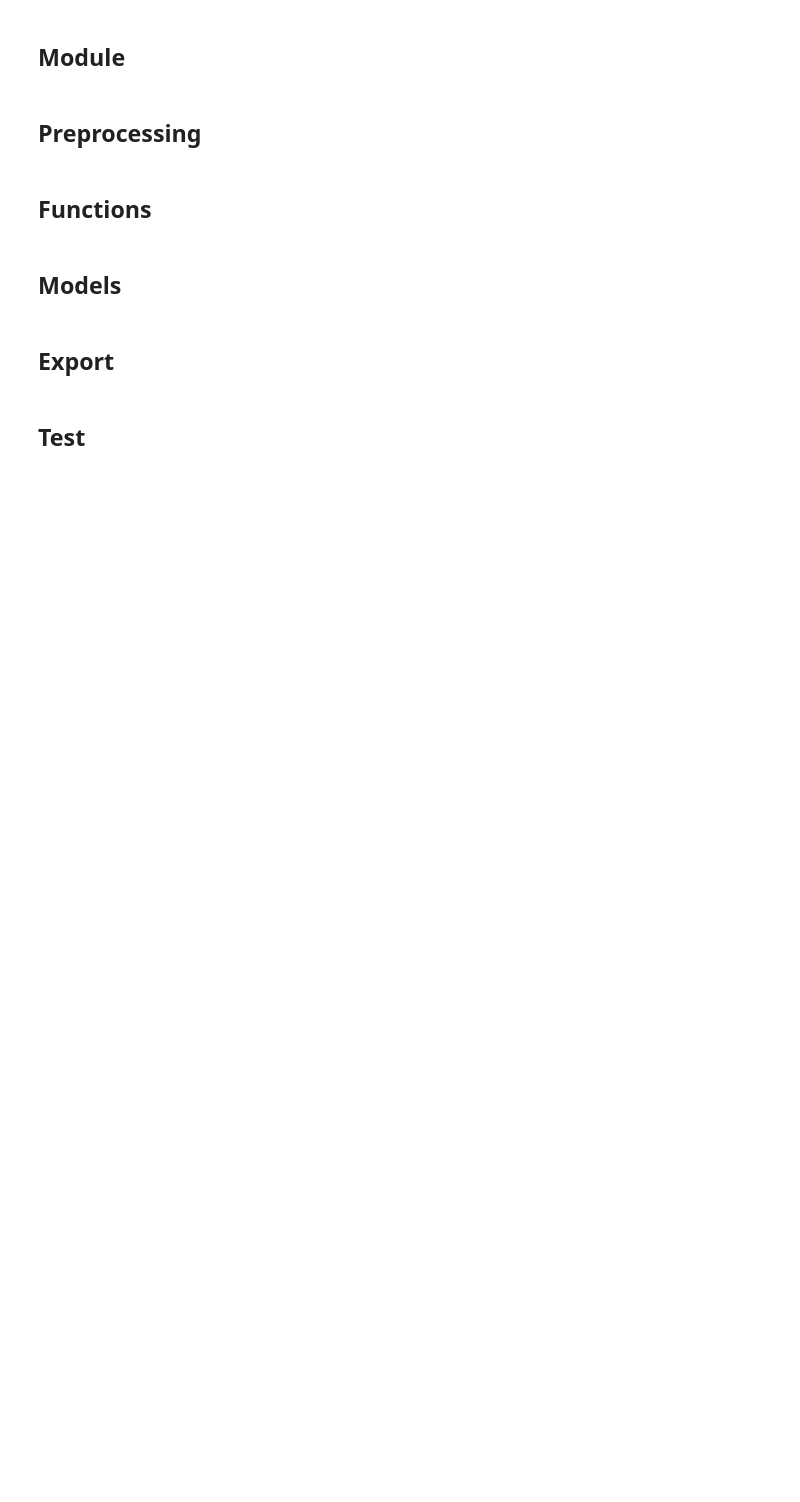
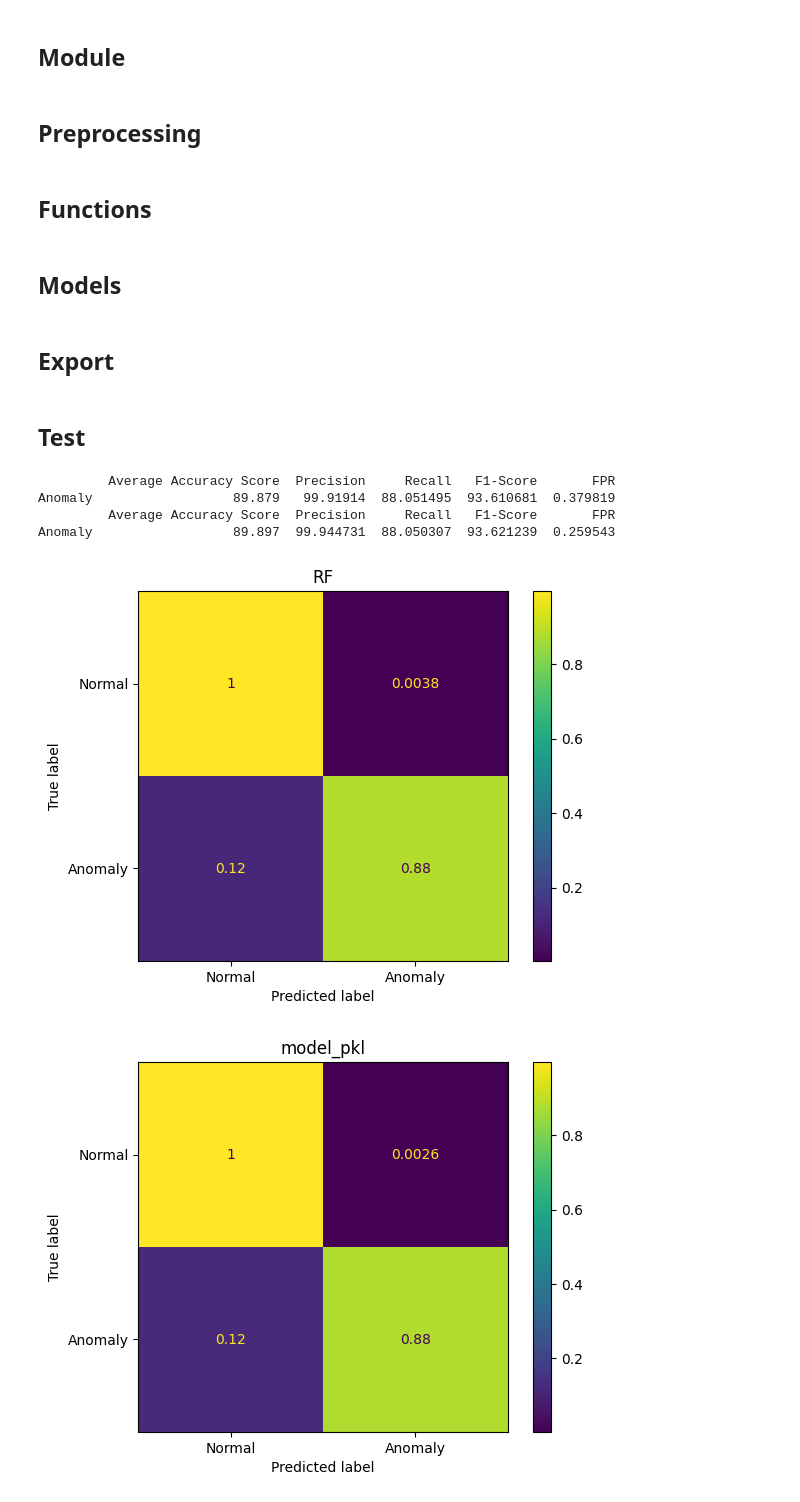
Before and after one commit to Harish-Projects/Bachelorarbeit, a Jupyter notebook: Source/Model_Export.ipynb, the cells around one changed output. Saved outputs shown, nothing was run; the diff lists cells and outputs as text; code cells hidden in the pictures; blank space fills up the shorter version.

```diff
--- a/Source/Model_Export.ipynb
+++ b/Source/Model_Export.ipynb
@@ -46,6 +46,8 @@ def preprocess_edge_dataset(file_path):
     categorical_features = ['http.request.method', 'http.referer', 'http.request.version', 'dns.qry.name.len', 'mqtt.conack.flags']
     for feature in categorical_features:
         Raw_Data[feature] = Raw_Data[feature].replace('0', '0.0')
+    # Interchanging the column because of the fault in the dataset
+    Raw_Data["dns.qry.name"], Raw_Data["dns.qry.name.len"] = Raw_Data["dns.qry.name.len"], Raw_Data["dns.qry.name"]
     # mapping Attack_type to 6 numerical values
     mapping_dict = {'DDoS_UDP': 1, 'DDoS_ICMP': 1, 'DDoS_HTTP': 1, 'DDoS_TCP': 1,
                 'Port_Scanning': 2, 'Fingerprinting': 2, 'Vulnerability_scanner': 2,
@@ -227,19 +229,26 @@ export_model('Vote_Multi', Vote_mult_clf, binary= False)
 # %% [markdown]
 ## Test
 # %%
-test_model = Pipeline_mult_RF
-test_model_name = 'RF_Multi'
+test_model = Pipeline_RF
+test_model_name = 'RF'
 
 with open(f'../Docker/data/{test_model_name}_model.pkl', 'rb') as f:
     model_pkl = pickle.load(f)
 
-X_train, X_test, Y_train, Y_test = train_test_split(Data, Attack_type, train_size=20000, test_size=100000, random_state=22, stratify= Attack_type)
+X_train, X_test, Y_train, Y_test = train_test_split(Data, Attack_label, train_size=20000, test_size=100000, random_state=22, stratify= Attack_type)
 
 test_model.fit(X_train, Y_train)
 
 # Testing
 Y_pred = test_model.predict(X_test)
-print(evaluate_clf(test_model_name, Y_test, Y_pred))
+print(evaluate_bin(test_model_name, Y_test, Y_pred))
 
 Y_pred = model_pkl.predict(X_test)
-print(evaluate_clf('model_pkl', Y_test, Y_pred))
+print(evaluate_bin('model_pkl', Y_test, Y_pred))
+# %% [output]
+         Average Accuracy Score  Precision     Recall   F1-Score       FPR
+Anomaly                  89.879   99.91914  88.051495  93.610681  0.379819
+         Average Accuracy Score  Precision     Recall   F1-Score       FPR
+Anomaly                  89.897  99.944731  88.050307  93.621239  0.259543
+[figure, added]
+[figure, added]
```
Also changed, not shown: 4 other files.
